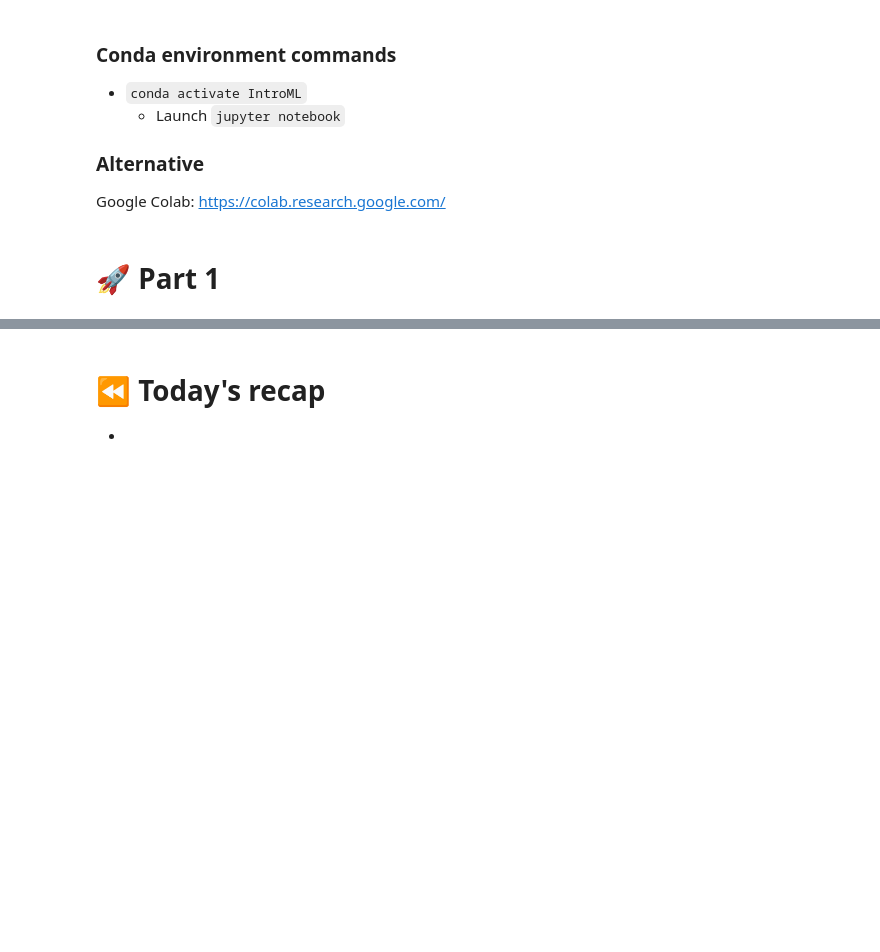
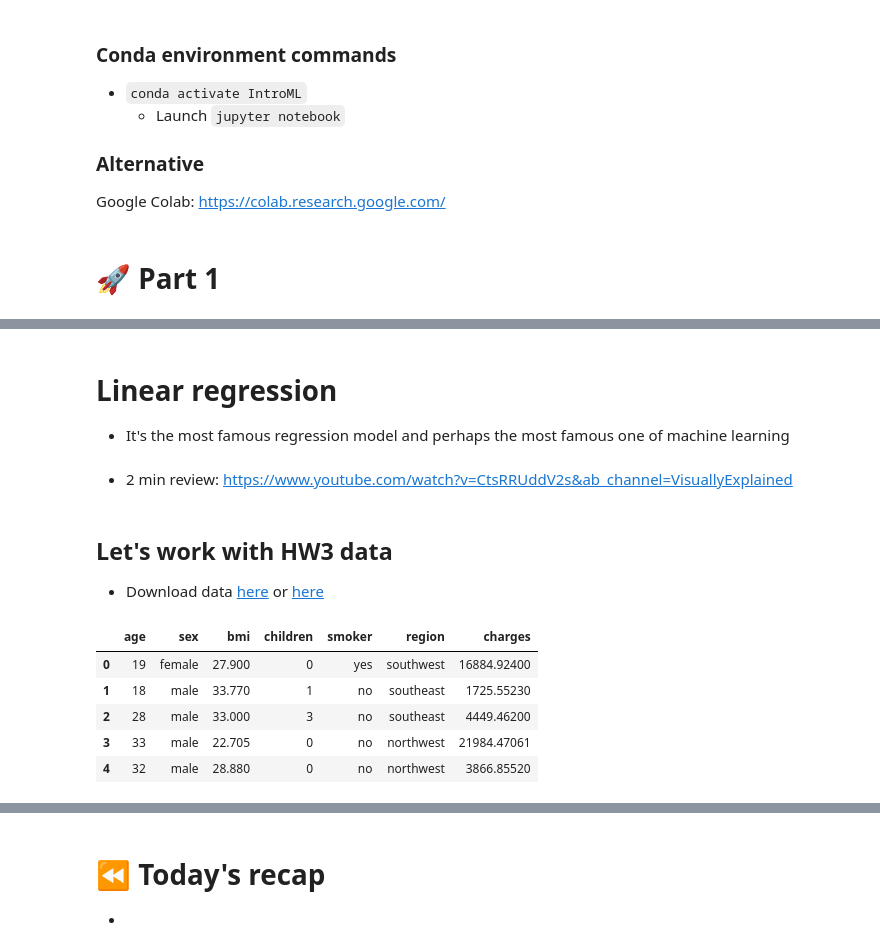
Before and after one commit to MichelleVik/Intro-to-Machine-Learning, a Jupyter notebook: 4_classification/classification.ipynb, the cells around one changed output, grey strips where cells are left out. Drawn from its saved outputs; the diff is of its cells as text; code cells hidden in the pictures; blank space fills up the shorter version.

```diff
--- a/4_classification/classification.ipynb
+++ b/4_classification/classification.ipynb
@@ -73,0 +68,22 @@ Google Colab: https://colab.research.google.com/
+# %% [markdown]
+# Linear regression
+
+- It's the most famous regression model and perhaps the most famous one of machine learning
+# %% [markdown]
+- 2 min review: https://www.youtube.com/watch?v=CtsRRUddV2s&ab_channel=VisuallyExplained
+# %% [markdown]
+## Let's work with HW3 data
+
+- Download data [here](https://www.kaggle.com/datasets/mirichoi0218/insurance?datasetId=13720&sortBy=voteCount&select=insurance.csv) or [here](https://raw.githubusercontent.com/vivianamarquez/Intro-to-Machine-Learning/main/data/insurance.csv)
+# %%
+import pandas as pd
+
+df = pd.read_csv("../data/insurance.csv")
+df.head()
+# %% [output]
+|  | age | sex | bmi | children | smoker | region | charges |
+| 0 | 19 | female | 27.900 | 0 | yes | southwest | 16884.92400 |
+| 1 | 18 | male | 33.770 | 1 | no | southeast | 1725.55230 |
+| 2 | 28 | male | 33.000 | 3 | no | southeast | 4449.46200 |
+| 3 | 33 | male | 22.705 | 0 | no | northwest | 21984.47061 |
+| 4 | 32 | male | 28.880 | 0 | no | northwest | 3866.85520 |
```
Also changed, not shown: parts of 101 cells of this notebook, 2 other files.
